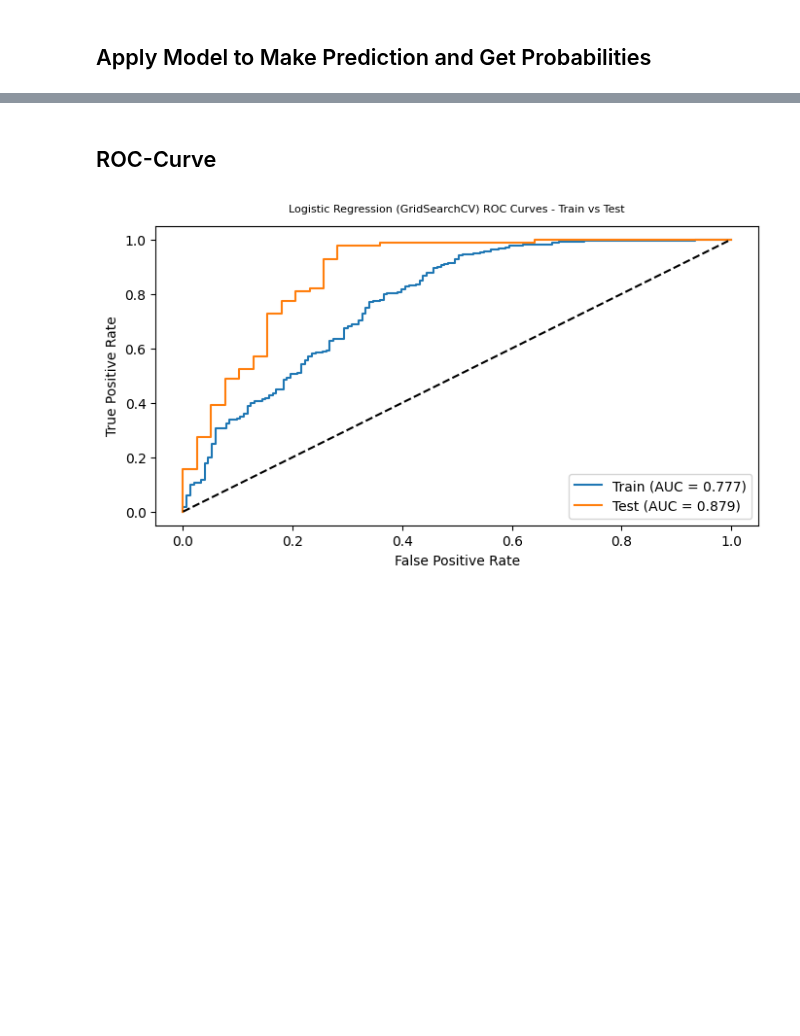
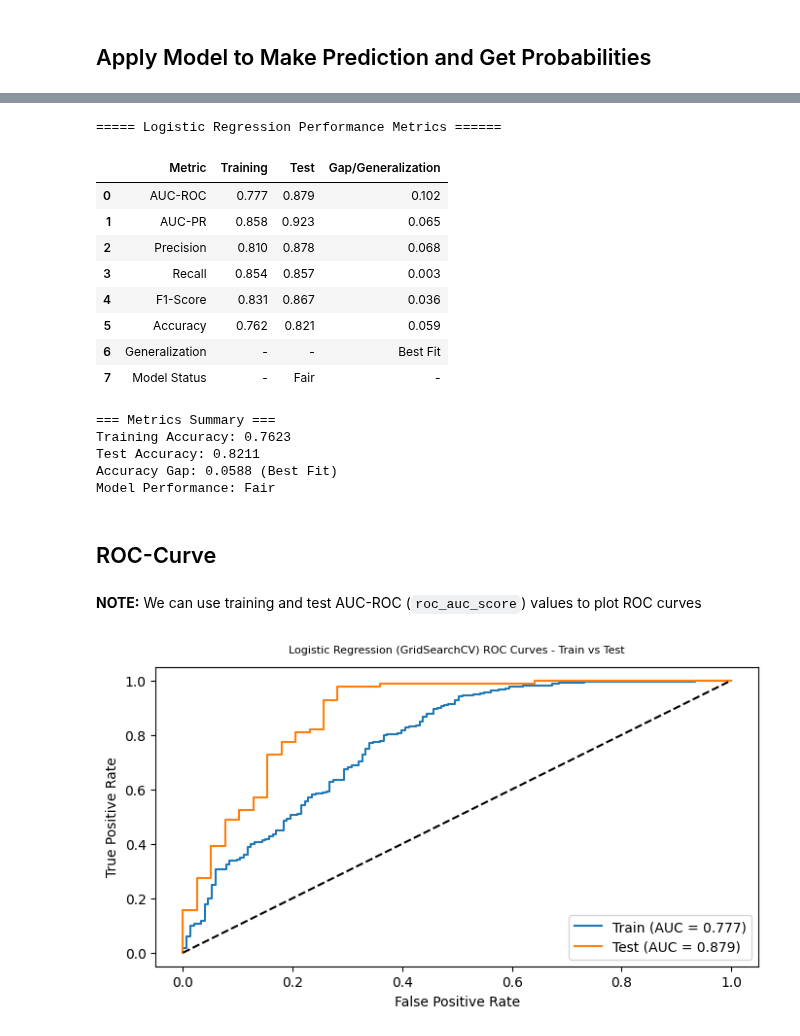
Before and after one commit to tshihab07/Intelligent-Loan-Approval-Prediction-System, a Jupyter notebook: notebookes/model_logisticRegression.ipynb, the cells around one changed output, grey strips where cells are left out. Drawn from its saved outputs; the diff is of its cells as text; code cells hidden in the pictures; blank space fills up the shorter version.

```diff
--- a/notebookes/model_logisticRegression.ipynb
+++ b/notebookes/model_logisticRegression.ipynb
@@ -144,3 +199,30 @@ Accuracy       0.7623      0.8211
+# %%
+# performance table
+print("=== Logistic Regression Performance Metrics ===".center(52, '='))
+performance_df
+# %% [output]
+===== Logistic Regression Performance Metrics ======
+|  | Metric | Training | Test | Gap/Generalization |
+| 0 | AUC-ROC | 0.777 | 0.879 | 0.102 |
+| 1 | AUC-PR | 0.858 | 0.923 | 0.065 |
+| 2 | Precision | 0.810 | 0.878 | 0.068 |
+| 3 | Recall | 0.854 | 0.857 | 0.003 |
+| 4 | F1-Score | 0.831 | 0.867 | 0.036 |
+| 5 | Accuracy | 0.762 | 0.821 | 0.059 |
+| 6 | Generalization | - | - | Best Fit |
+| 7 | Model Status | - | Fair | - |
+# %%
+print("=== Metrics Summary ===")
+print(f"Training Accuracy: {train_acc:.4f}")
+print(f"Test Accuracy: {test_acc:.4f}")
+print(f"Accuracy Gap: {abs(train_acc - test_acc):.4f} ({generalization})")
+print(f"Model Performance: {model_status}")
+# %% [output]
+=== Metrics Summary ===
+Training Accuracy: 0.7623
+Test Accuracy: 0.8211
+Accuracy Gap: 0.0588 (Best Fit)
+Model Performance: Fair
 # %% [markdown]
 ## ROC-Curve
 # %%
@@ -151,6 +233,8 @@ test_fpr, test_tpr, _ = roc_curve(y_test, test_proba)
 # calculate AUC for training and testing set
 train_auc = auc(train_fpr, train_tpr)
 test_auc = auc(test_fpr, test_tpr)
+# %% [markdown]
+**NOTE:** We can use training and test AUC-ROC (`roc_auc_score`) values to plot ROC curves
 # %%
 # figure size
 plt.figure(figsize=(8, 4))
```
Also changed, not shown: parts of 34 cells of this notebook.
